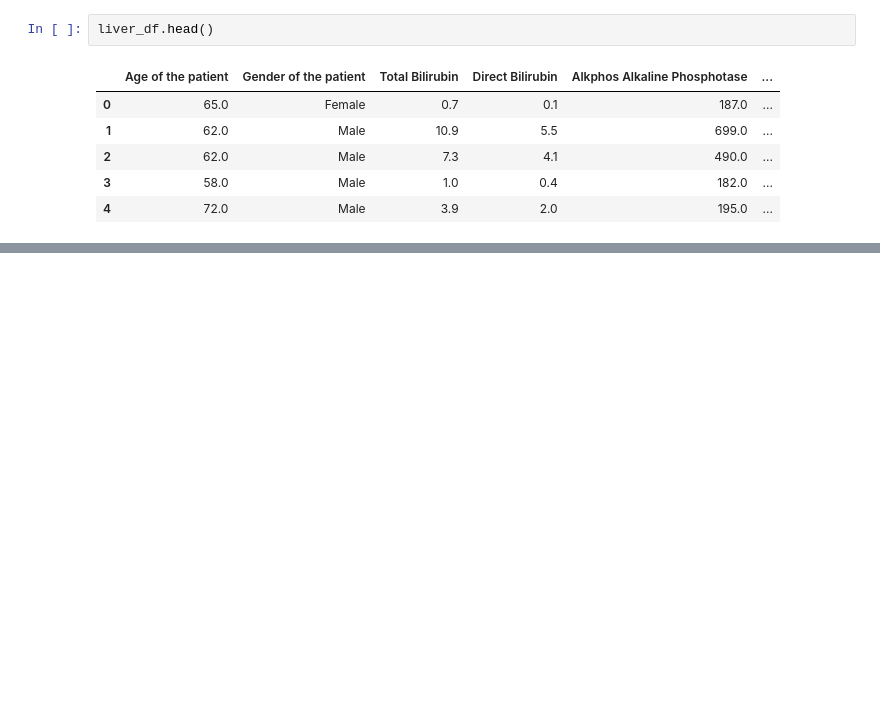
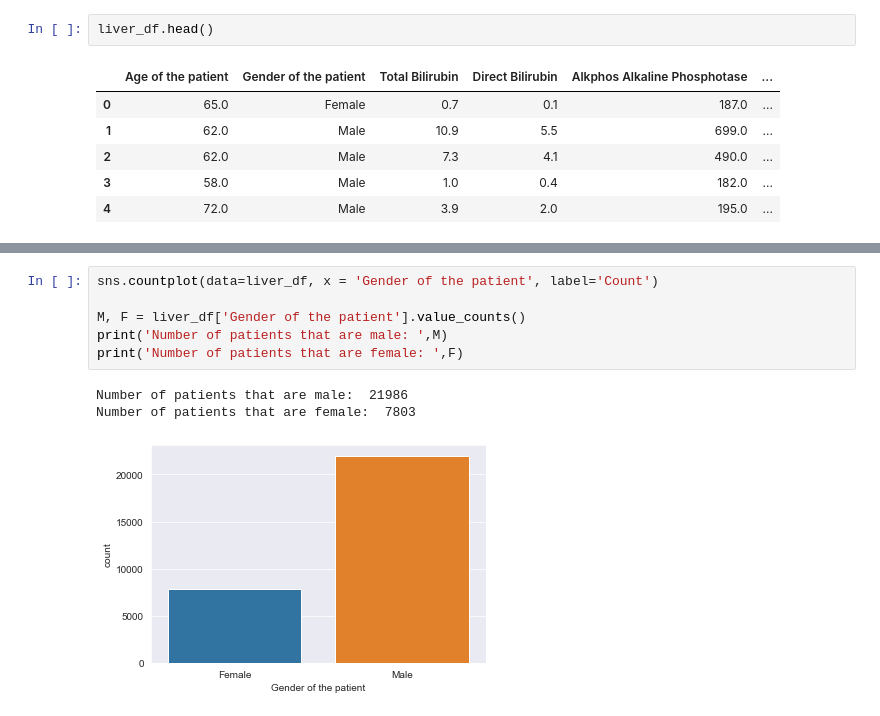
Before and after one commit to RamicAmir/Grupp2-Machine-Learning, a Jupyter notebook: liver-disease/liver_dataset.ipynb, the cells around one changed output, grey strips where cells are left out. Cells and saved outputs as stored; diff of their text form; blank space fills up the shorter version.

```diff
--- a/liver-disease/liver_dataset.ipynb
+++ b/liver-disease/liver_dataset.ipynb
@@ -27,0 +111,10 @@ liver_df.head()
+# %%
+sns.countplot(data=liver_df, x = 'Gender of the patient', label='Count')
+
+M, F = liver_df['Gender of the patient'].value_counts()
+print('Number of patients that are male: ',M)
+print('Number of patients that are female: ',F)
+# %% [output]
+Number of patients that are male:  21986
+Number of patients that are female:  7803
+[figure, added]
```
Also changed, not shown: parts of 21 cells of this notebook.
